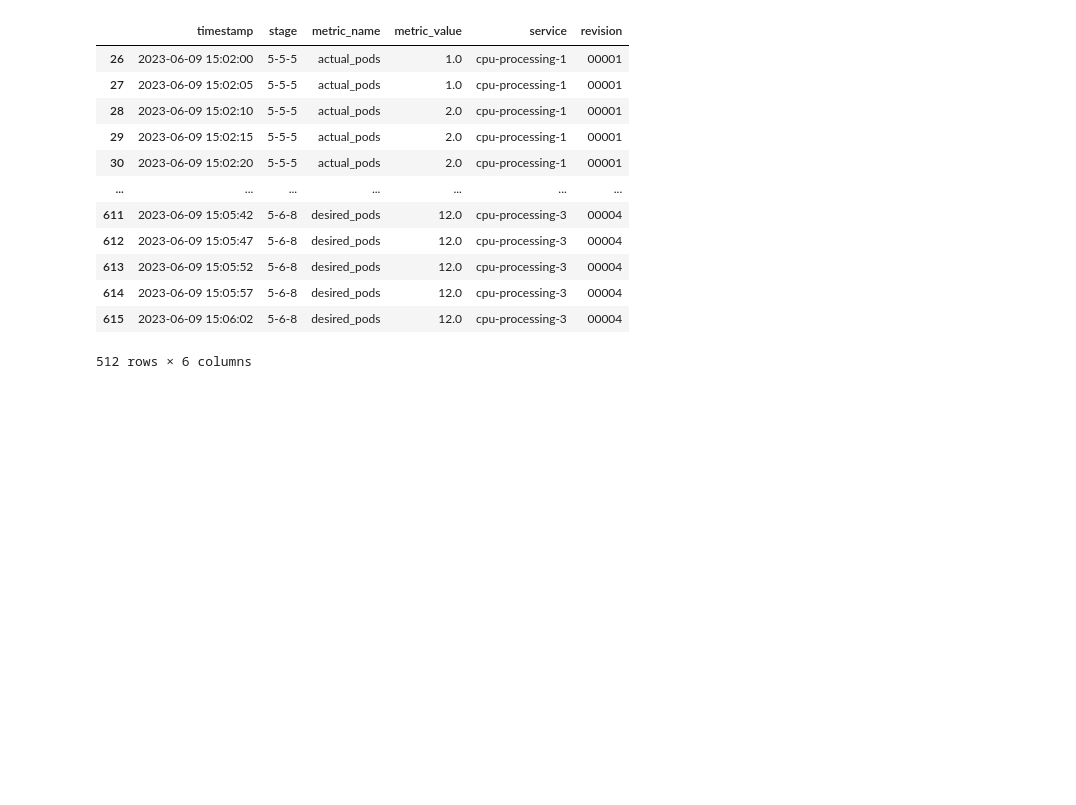
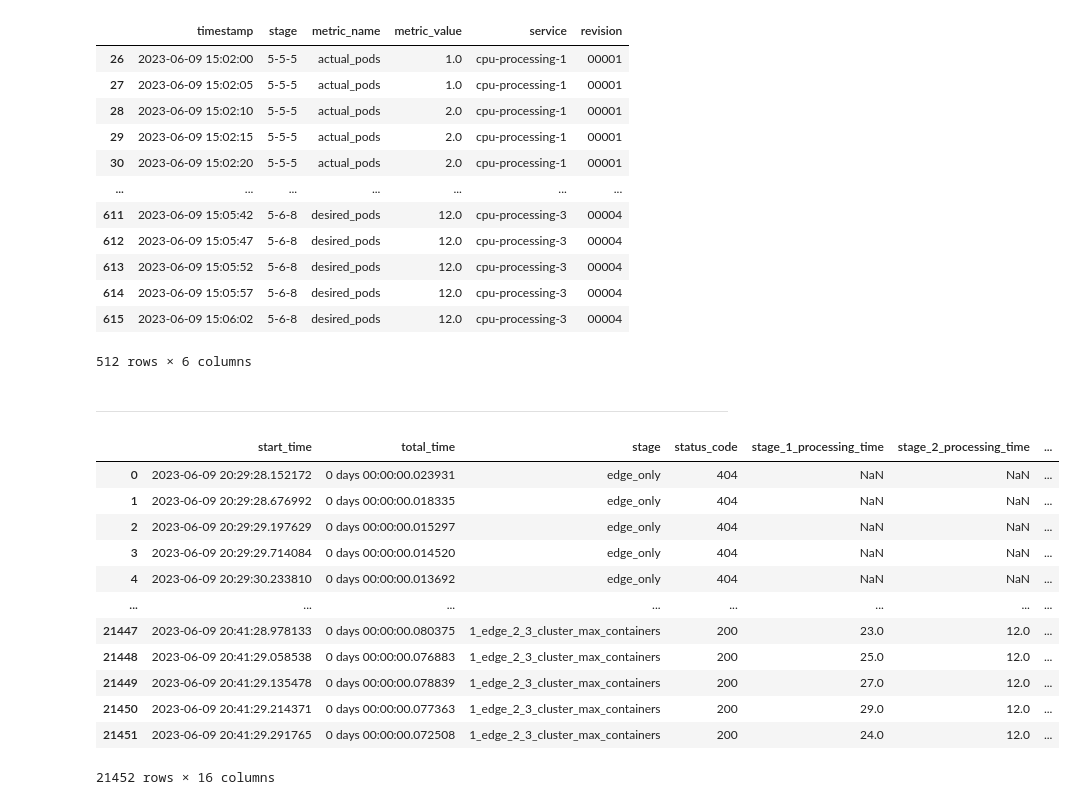
Before and after one commit to def-au1t/hybrid_serverless_tool, a Jupyter notebook: temp_visualizer.ipynb, the cells around one changed output. Drawn from its saved outputs; the diff is of its cells as text; code cells hidden in the pictures; blank space fills up the shorter version.

```diff
--- a/temp_visualizer.ipynb
+++ b/temp_visualizer.ipynb
@@ -747,3 +794,25 @@ aggregator.knative_metrics_df
 | 614 | 2023-06-09 15:05:57 | 5-6-8 | desired_pods | 12.0 | cpu-processing-3 | 00004 |
 | 615 | 2023-06-09 15:06:02 | 5-6-8 | desired_pods | 12.0 | cpu-processing-3 | 00004 |
 512 rows × 6 columns
+# %% [markdown]
+---
+# %%
+from data_aggregator import DataAggregator
+
+aggregator = DataAggregator("hybrid-serverless-2")
+res = aggregator.results_df
+res
+# %% [output]
+|  | start_time | total_time | stage | status_code | stage_1_processing_time | stage_2_processing_time | ... |
+| 0 | 2023-06-09 20:29:28.152172 | 0 days 00:00:00.023931 | edge_only | 404 | NaN | NaN | ... |
+| 1 | 2023-06-09 20:29:28.676992 | 0 days 00:00:00.018335 | edge_only | 404 | NaN | NaN | ... |
+| 2 | 2023-06-09 20:29:29.197629 | 0 days 00:00:00.015297 | edge_only | 404 | NaN | NaN | ... |
+| 3 | 2023-06-09 20:29:29.714084 | 0 days 00:00:00.014520 | edge_only | 404 | NaN | NaN | ... |
+| 4 | 2023-06-09 20:29:30.233810 | 0 days 00:00:00.013692 | edge_only | 404 | NaN | NaN | ... |
+| ... | ... | ... | ... | ... | ... | ... | ... |
+| 21447 | 2023-06-09 20:41:28.978133 | 0 days 00:00:00.080375 | 1_edge_2_3_cluster_max_containers | 200 | 23.0 | 12.0 | ... |
+| 21448 | 2023-06-09 20:41:29.058538 | 0 days 00:00:00.076883 | 1_edge_2_3_cluster_max_containers | 200 | 25.0 | 12.0 | ... |
+| 21449 | 2023-06-09 20:41:29.135478 | 0 days 00:00:00.078839 | 1_edge_2_3_cluster_max_containers | 200 | 27.0 | 12.0 | ... |
+| 21450 | 2023-06-09 20:41:29.214371 | 0 days 00:00:00.077363 | 1_edge_2_3_cluster_max_containers | 200 | 29.0 | 12.0 | ... |
+| 21451 | 2023-06-09 20:41:29.291765 | 0 days 00:00:00.072508 | 1_edge_2_3_cluster_max_containers | 200 | 24.0 | 12.0 | ... |
+21452 rows × 16 columns
```
Also changed, not shown: parts of 17 cells of this notebook, 4 other files.
